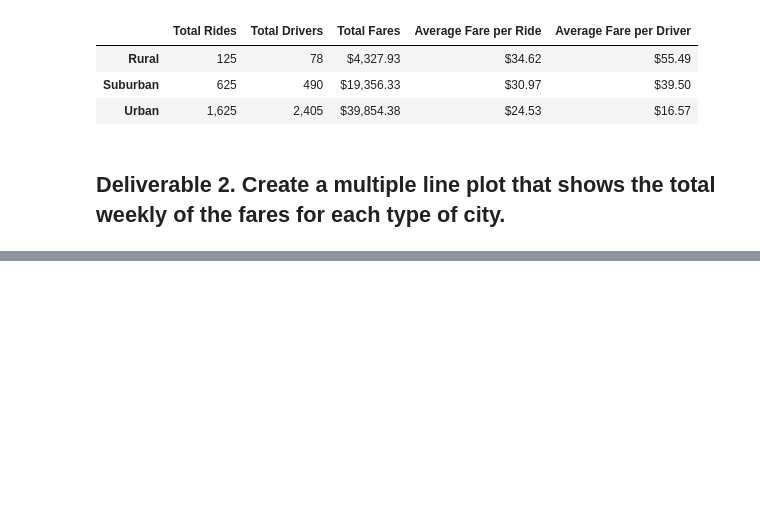
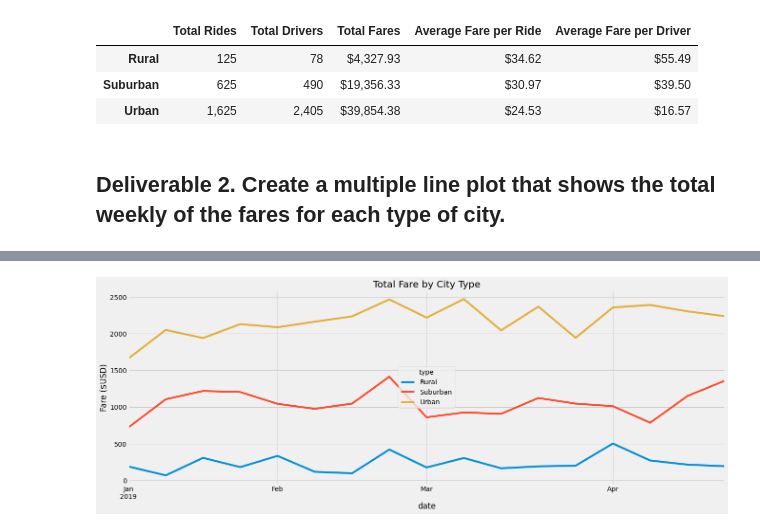
Before and after one commit to osvaldoferraz/PyBer_Analysis, a Jupyter notebook: PyBer_Challenge.ipynb, the cells around one changed output, grey strips where cells are left out. Cells and saved outputs as stored; diff of their text form; code cells hidden in the pictures; blank space fills up the shorter version.

```diff
--- a/PyBer_Challenge.ipynb
+++ b/PyBer_Challenge.ipynb
@@ -135,3 +168,5 @@ pyber_summary_df
 # %%
 # 4. Create a pivot table with the 'date' as the index, the columns ='type', and values='fare'
 # to get the total fares for each type of city by the date.
+pyber_date_pivot = pyber_city_date_df.pivot(index='date', columns='type', values='fare')
+pyber_date_pivot
@@ -138,2 +188,4 @@ pyber_summary_df
 # %%
 # 5. Create a new DataFrame from the pivot table DataFrame using loc on the given dates, '2019-01-01':'2019-04-29'.
+pyber_loc_dates = pyber_date_pivot.loc['2019-01-01':'2019-04-29']
+pyber_loc_dates
@@ -140,5 +207,5 @@ pyber_summary_df
 # %%
 # 6. Set the "date" index to datetime datatype. This is necessary to use the resample() method in Step 8.
-# df.index = pd.to_datetime(df.index)
+pyber_loc_dates.index = pd.to_datetime(pyber_loc_dates.index)
 # %%
 # 7. Check that the datatype for the index is datetime using df.info()
@@ -145,2 +224,4 @@ pyber_summary_df
 # %%
 # 8. Create a new DataFrame using the "resample()" function by week 'W' and get the sum of the fares for each week.
+pyber_week = pyber_loc_dates.resample('W').sum()
+pyber_week
@@ -147,7 +248,11 @@ pyber_summary_df
 # %%
 # 8. Using the object-oriented interface method, plot the resample DataFrame using the df.plot() function.
-
+pyber_week.plot(figsize=(20, 7), title ='Total Fare by City Type', ylabel='Fare ($USD)')
 # Import the style from Matplotlib.
 from matplotlib import style
 # Use the graph style fivethirtyeight.
 style.use('fivethirtyeight')
+plt.savefig('Analysis/PyBear_fare_summary.png')
+plt.show()
+# %% [output]
+[figure, added]
```
Also changed, not shown: parts of 7 cells of this notebook, 1 other file.
